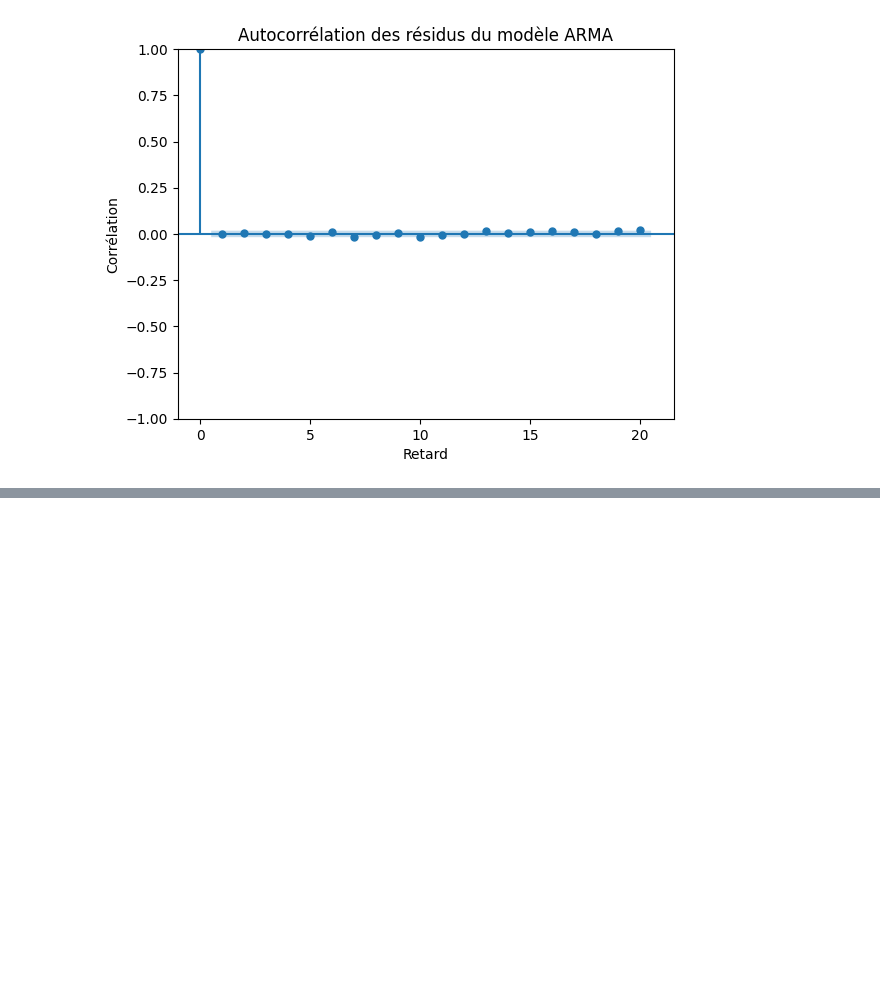
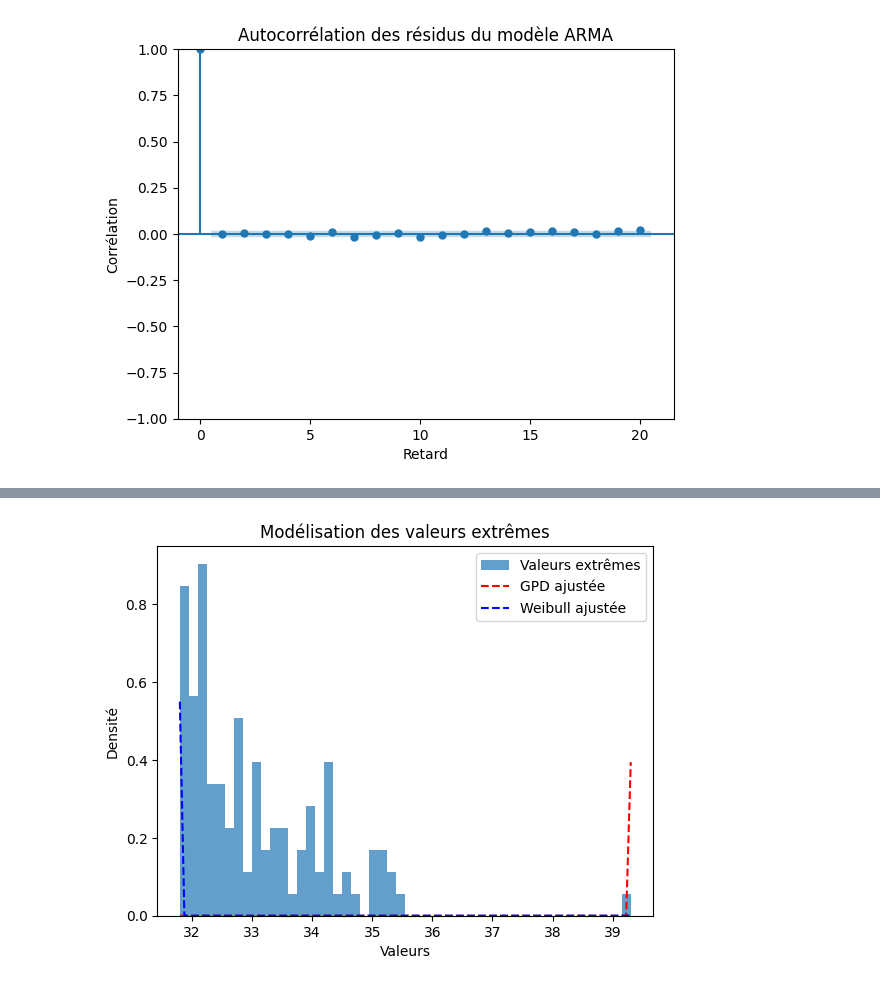
Before and after one commit to PoloX2021/Rosembaum, a Jupyter notebook: models.ipynb, the cells around one changed output, grey strips where cells are left out. Saved outputs shown, nothing was run; the diff lists cells and outputs as text; code cells hidden in the pictures; blank space fills up the shorter version.

```diff
--- a/models.ipynb
+++ b/models.ipynb
@@ -214,0 +287,25 @@ plt.show()
+# %%
+# Sélection des valeurs extrêmes
+extreme_values = df_test[df_test['TX'] > threshold]['TX']
+
+# Ajustement de la distribution de Pareto généralisée (GPD) aux valeurs extrêmes
+params_gpd = genpareto.fit(extreme_values)
+x_gpd = np.linspace(min(extreme_values), max(extreme_values), 100)
+pdf_fitted_gpd = genpareto.pdf(x_gpd, *params_gpd)/1e6
+
+# Ajustement de la distribution de Weibull aux valeurs extrêmes
+params_weibull = weibull_min.fit(extreme_values)
+x_weibull = np.linspace(min(extreme_values), max(extreme_values), 100)
+pdf_fitted_weibull = weibull_min.pdf(x_weibull, *params_weibull)/1e6
+
+# Visualisation des distributions ajustées
+plt.hist(extreme_values, bins=50, density=True, alpha=0.7, label='Valeurs extrêmes')
+plt.plot(x_gpd, pdf_fitted_gpd, color='red', linestyle='--', label='GPD ajustée')
+plt.plot(x_weibull, pdf_fitted_weibull, color='blue', linestyle='--', label='Weibull ajustée')
+plt.xlabel('Valeurs')
+plt.ylabel('Densité')
+plt.title('Modélisation des valeurs extrêmes')
+plt.legend()
+plt.show()
+# %% [output]
+[figure, added]
```
Also changed, not shown: parts of 6 cells of this notebook.
